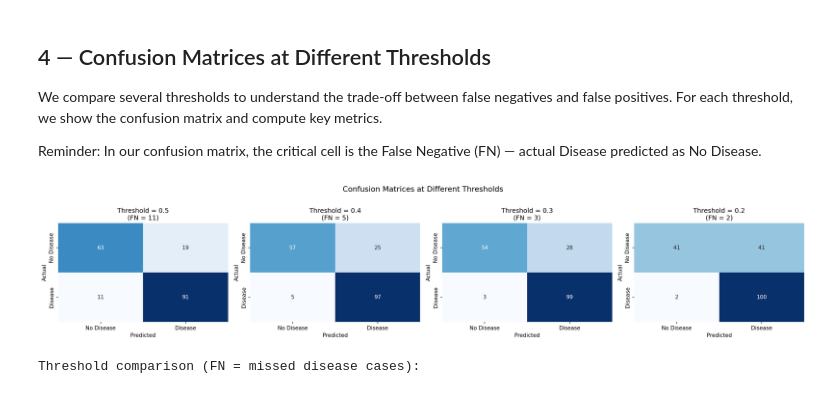
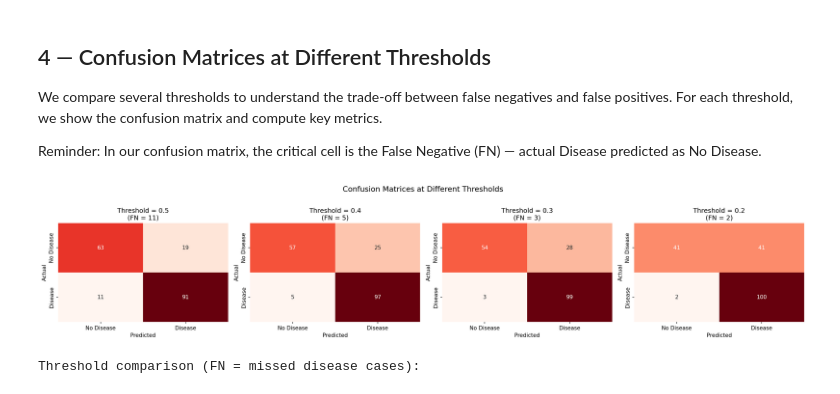
Before and after one commit to hueglij/HEA_heart_disease, a Jupyter notebook: notebooks/04_grad_boost.ipynb, the cells around one changed output. Saved outputs shown, nothing was run; the diff lists cells and outputs as text; code cells hidden in the pictures.

```diff
--- a/notebooks/04_grad_boost.ipynb
+++ b/notebooks/04_grad_boost.ipynb
@@ -200,11 +200,11 @@ roc_auc_val = auc(fpr, tpr)
 candidate_thresholds = [0.5, 0.4, 0.3, 0.2]
 
 fig, ax = plt.subplots(figsize=(8, 6))
-ax.plot(fpr, tpr, "b-", lw=2, label=f"GB (AUC = {roc_auc_val:.3f})")
+ax.plot(fpr, tpr, "r-", lw=2, label=f"GB (AUC = {roc_auc_val:.3f})")
 ax.plot([0, 1], [0, 1], "k--", alpha=0.4)
 
 # Mark candidate thresholds on the ROC curve
-colors = ["green", "orange", "red", "purple"]
+colors = ["green", "orange", "darkred", "purple"]
 for thresh, color in zip(candidate_thresholds, colors):
     # Find the closest threshold in the ROC curve
     idx = np.argmin(np.abs(thresholds - thresh))
@@ -229,27 +229,27 @@ Reminder: In our confusion matrix, the critical cell is the False Negative (FN)
 # %%
 # Confusion matrices side by side for all candidate thresholds
 fig, axes = plt.subplots(1, len(candidate_thresholds), figsize=(5 * len(candidate_thresholds), 4))
 
 for i, thresh in enumerate(candidate_thresholds):
     y_pred_t = (y_prob >= thresh).astype(int)
     cm = confusion_matrix(y_test, y_pred_t)
 
-    sns.heatmap(cm, annot=True, fmt="d", cmap="Blues",
+    sns.heatmap(cm, annot=True, fmt="d", cmap="Reds",
                 xticklabels=["No Disease", "Disease"],
                 yticklabels=["No Disease", "Disease"],
                 ax=axes[i], cbar=False)
     axes[i].set_xlabel("Predicted")
     axes[i].set_ylabel("Actual")
 
     fn = cm[1, 0]  # actual=Disease, predicted=No Disease
     axes[i].set_title(f"Threshold = {thresh}\n(FN = {fn})")
 
 fig.suptitle("Confusion Matrices at Different Thresholds", fontsize=14, y=1.02)
 fig.savefig(f"{FIGURES}/gb_confusion_matrix.png", dpi=150, bbox_inches="tight")
 plt.tight_layout()
 plt.show()
 # %% [output]
-[figure, old version]
+[figure, new version]
 # %%
 # Detailed metrics comparison across thresholds
 rows = []
```
Also changed, not shown: parts of 4 cells of this notebook, 13 other files.
